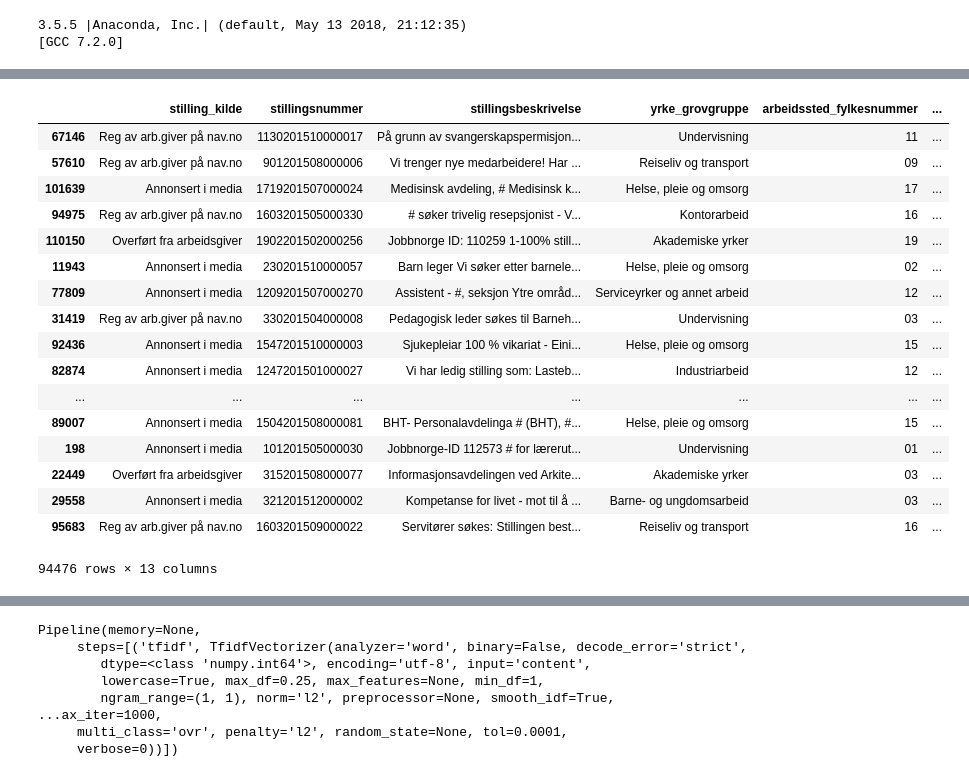
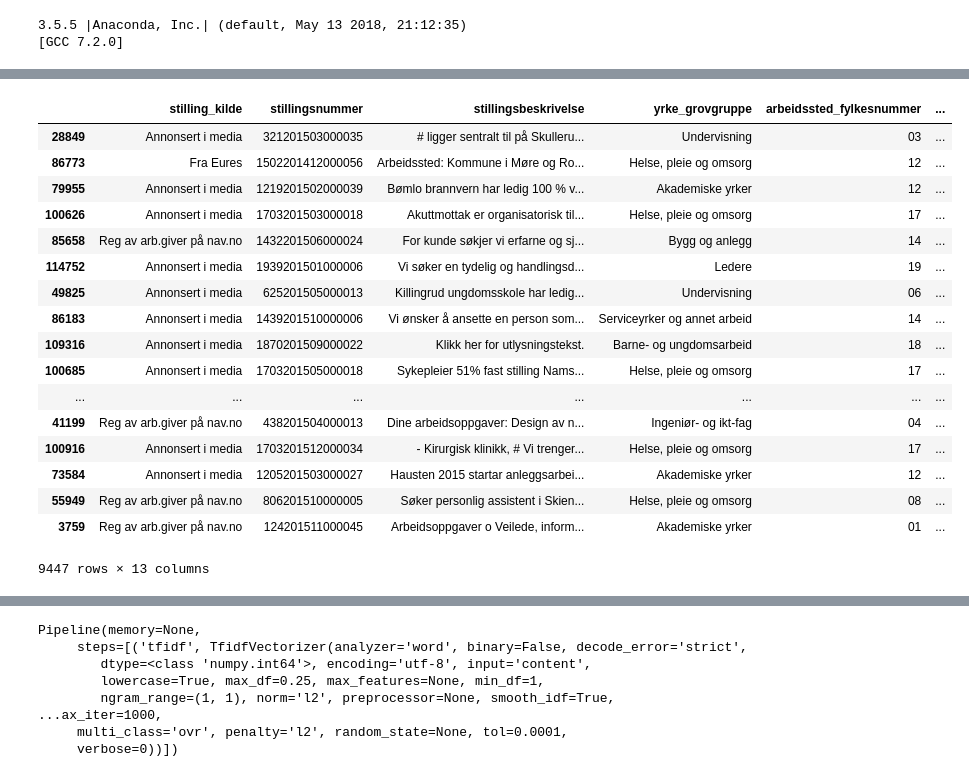
Before and after one commit to felleslosninger/dc18-AI, a Jupyter notebook: stillinger-nav.ipynb, the cells around one changed output, grey strips where cells are left out. Drawn from its saved outputs; the diff is of its cells as text; code cells hidden in the pictures.

```diff
--- a/stillinger-nav.ipynb
+++ b/stillinger-nav.ipynb
@@ -88,0 +34,8 @@ df.head()
+# %%
+from lib.load_dataset import load_datasets
+
+# Load datasets into a pandas DataFrame from .csv files
+df = load_datasets(data_dir, 2015, 2015)
+
+print(df.shape)
+df.head()
@@ -156,37 +87,40 @@ See the caveats in the documentation: http://pandas.pydata.org/pandas-docs/stabl
 # %%
 from sklearn.model_selection import train_test_split
 
-data_subset_size = len(df2) # Just use a small dataset when experimenting or it will take too much time
+data_subset_size = len(df) # Just use a small dataset when experimenting or it will take too much time
 target_column_name = 'yrke_grovgruppe' # Which label to predict
 random_seed = 305
 
-data_sample = df2.sample(n=data_subset_size, random_state=random_seed)
+# Make training and test sets of the data.
+def get_train_and_test_sets(df, sample_size=None, test_size=0.2, random_seed=305):
+    if not sample_size:
+        sample_size = len(df) // 10
+    data_sample = df.sample(n=sample_size, random_state=random_seed)
+    return train_test_split(
+        data_sample,
+        data_sample[target_column_name],
+        test_size=.2,
+        random_state=random_seed
+    )
 
-# Make training and test sets of the data.
-X_train, X_test, y_train, y_test = train_test_split(
-    data_sample,
-    data_sample[target_column_name],
-    test_size=.2,
-    random_state=random_seed
-)
-
+X_train, X_test, y_train, y_test = get_train_and_test_sets(df)
 X_train
 # %% [output]
 |  | stilling_kilde | stillingsnummer | stillingsbeskrivelse | yrke_grovgruppe | arbeidssted_fylkesnummer | ... |
-| 67146 | Reg av arb.giver på nav.no | 1130201510000017 | På grunn av svangerskapspermisjon... | Undervisning | 11 | ... |
-| 57610 | Reg av arb.giver på nav.no | 901201508000006 | Vi trenger nye medarbeidere! Har ... | Reiseliv og transport | 09 | ... |
-| 101639 | Annonsert i media | 1719201507000024 | Medisinsk avdeling, # Medisinsk k... | Helse, pleie og omsorg | 17 | ... |
-| 94975 | Reg av arb.giver på nav.no | 1603201505000330 | # søker trivelig resepsjonist - V... | Kontorarbeid | 16 | ... |
-| 110150 | Overført fra arbeidsgiver | 1902201502000256 | Jobbnorge ID: 110259 1-100% still... | Akademiske yrker | 19 | ... |
-| 11943 | Annonsert i media | 230201510000057 | Barn leger Vi søker etter barnele... | Helse, pleie og omsorg | 02 | ... |
-| 77809 | Annonsert i media | 1209201507000270 | Assistent - #, seksjon Ytre områd... | Serviceyrker og annet arbeid | 12 | ... |
-| 31419 | Reg av arb.giver på nav.no | 330201504000008 | Pedagogisk leder søkes til Barneh... | Undervisning | 03 | ... |
-| 92436 | Annonsert i media | 1547201510000003 | Sjukepleiar 100 % vikariat - Eini... | Helse, pleie og omsorg | 15 | ... |
-| 82874 | Annonsert i media | 1247201501000027 | Vi har ledig stilling som: Lasteb... | Industriarbeid | 12 | ... |
+| 28849 | Annonsert i media | 321201503000035 | # ligger sentralt til på Skulleru... | Undervisning | 03 | ... |
+| 86773 | Fra Eures | 1502201412000056 | Arbeidssted: Kommune i Møre og Ro... | Helse, pleie og omsorg | 12 | ... |
+| 79955 | Annonsert i media | 1219201502000039 | Bømlo brannvern har ledig 100 % v... | Akademiske yrker | 12 | ... |
+| 100626 | Annonsert i media | 1703201503000018 | Akuttmottak er organisatorisk til... | Helse, pleie og omsorg | 17 | ... |
+| 85658 | Reg av arb.giver på nav.no | 1432201506000024 | For kunde søkjer vi erfarne og sj... | Bygg og anlegg | 14 | ... |
+| 114752 | Annonsert i media | 1939201501000006 | Vi søker en tydelig og handlingsd... | Ledere | 19 | ... |
+| 49825 | Annonsert i media | 625201505000013 | Killingrud ungdomsskole har ledig... | Undervisning | 06 | ... |
+| 86183 | Annonsert i media | 1439201510000006 | Vi ønsker å ansette en person som... | Serviceyrker og annet arbeid | 14 | ... |
+| 109316 | Annonsert i media | 1870201509000022 | Klikk her for utlysningstekst. | Barne- og ungdomsarbeid | 18 | ... |
+| 100685 | Annonsert i media | 1703201505000018 | Sykepleier 51% fast stilling Nams... | Helse, pleie og omsorg | 17 | ... |
 | ... | ... | ... | ... | ... | ... | ... |
-| 89007 | Annonsert i media | 1504201508000081 | BHT- Personalavdelinga # (BHT), #... | Helse, pleie og omsorg | 15 | ... |
-| 198 | Annonsert i media | 101201505000030 | Jobbnorge-ID 112573 # for lærerut... | Undervisning | 01 | ... |
-| 22449 | Overført fra arbeidsgiver | 315201508000077 | Informasjonsavdelingen ved Arkite... | Akademiske yrker | 03 | ... |
-| 29558 | Annonsert i media | 321201512000002 | Kompetanse for livet - mot til å ... | Barne- og ungdomsarbeid | 03 | ... |
-| 95683 | Reg av arb.giver på nav.no | 1603201509000022 | Servitører søkes: Stillingen best... | Reiseliv og transport | 16 | ... |
+| 41199 | Reg av arb.giver på nav.no | 438201504000013 | Dine arbeidsoppgaver: Design av n... | Ingeniør- og ikt-fag | 04 | ... |
+| 100916 | Annonsert i media | 1703201512000034 | - Kirurgisk klinikk, # Vi trenger... | Helse, pleie og omsorg | 17 | ... |
+| 73584 | Annonsert i media | 1205201503000027 | Hausten 2015 startar anleggsarbei... | Akademiske yrker | 12 | ... |
+| 55949 | Reg av arb.giver på nav.no | 806201510000005 | Søker personlig assistent i Skien... | Helse, pleie og omsorg | 08 | ... |
+| 3759 | Reg av arb.giver på nav.no | 124201511000045 | Arbeidsoppgaver o Veilede, inform... | Akademiske yrker | 01 | ... |
-94476 rows × 13 columns
+9447 rows × 13 columns
```
Also changed, not shown: parts of 19 cells of this notebook, 4 other files.
